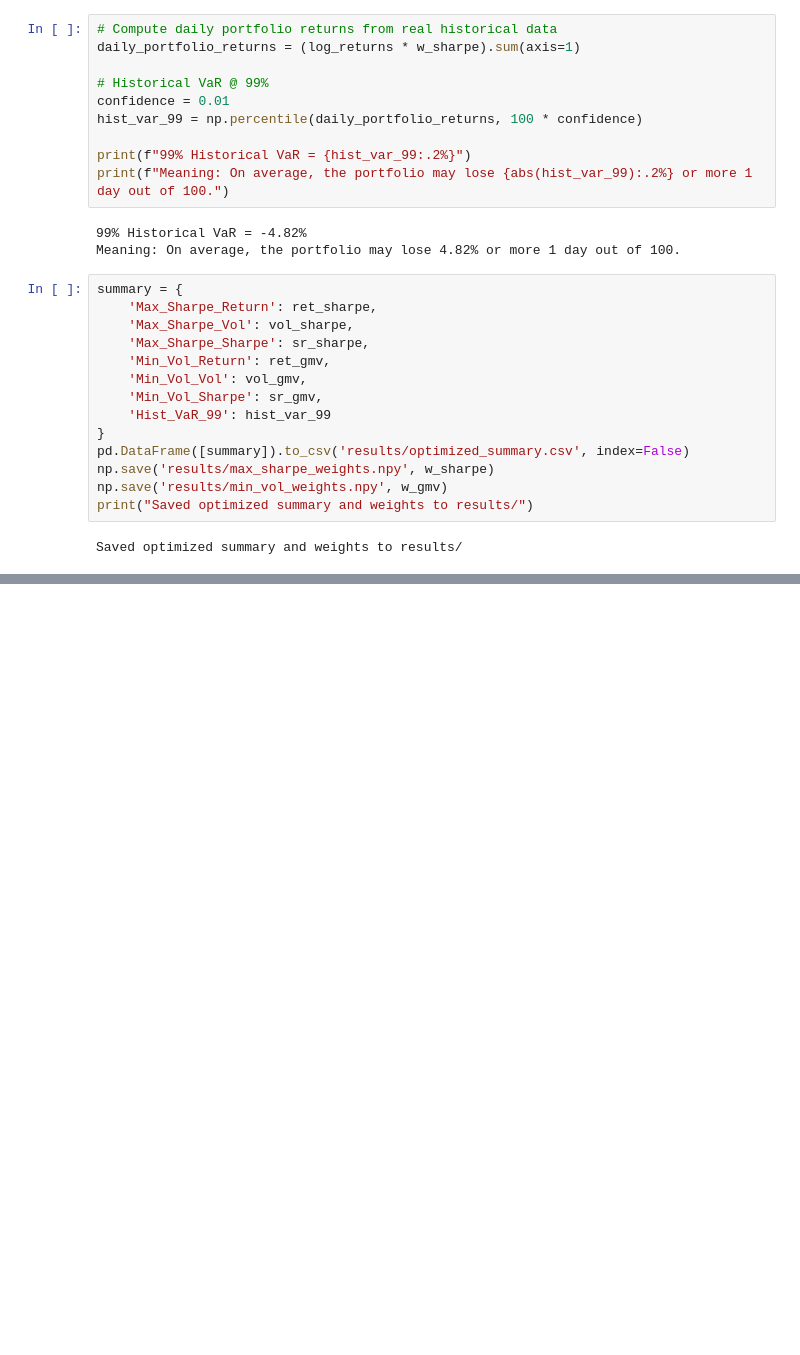
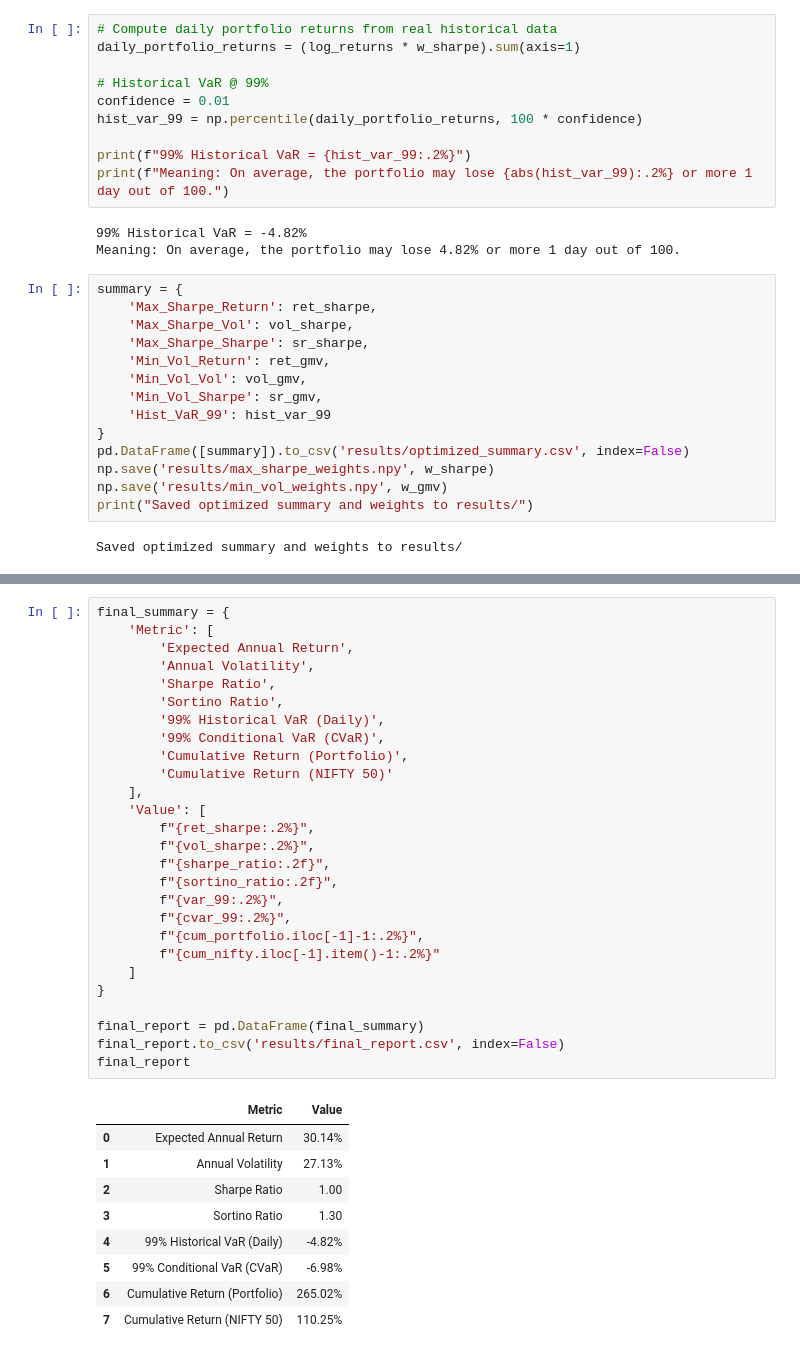
Before and after one commit to Cheeetohz/tissue-paper-box, a Jupyter notebook: Tissue_paper_box.ipynb, the cells around one changed output, grey strips where cells are left out. Drawn from its saved outputs; the diff is of its cells as text; blank space fills up the shorter version.

```diff
--- a/Tissue_paper_box.ipynb
+++ b/Tissue_paper_box.ipynb
@@ -472,0 +531,37 @@ Saved optimized summary and weights to results/
+# %%
+final_summary = {
+    'Metric': [
+        'Expected Annual Return',
+        'Annual Volatility',
+        'Sharpe Ratio',
+        'Sortino Ratio',
+        '99% Historical VaR (Daily)',
+        '99% Conditional VaR (CVaR)',
+        'Cumulative Return (Portfolio)',
+        'Cumulative Return (NIFTY 50)'
+    ],
+    'Value': [
+        f"{ret_sharpe:.2%}",
+        f"{vol_sharpe:.2%}",
+        f"{sharpe_ratio:.2f}",
+        f"{sortino_ratio:.2f}",
+        f"{var_99:.2%}",
+        f"{cvar_99:.2%}",
+        f"{cum_portfolio.iloc[-1]-1:.2%}",
+        f"{cum_nifty.iloc[-1].item()-1:.2%}"
+    ]
+}
+
+final_report = pd.DataFrame(final_summary)
+final_report.to_csv('results/final_report.csv', index=False)
+final_report
+# %% [output]
+|  | Metric | Value |
+| 0 | Expected Annual Return | 30.14% |
+| 1 | Annual Volatility | 27.13% |
+| 2 | Sharpe Ratio | 1.00 |
+| 3 | Sortino Ratio | 1.30 |
+| 4 | 99% Historical VaR (Daily) | -4.82% |
+| 5 | 99% Conditional VaR (CVaR) | -6.98% |
+| 6 | Cumulative Return (Portfolio) | 265.02% |
+| 7 | Cumulative Return (NIFTY 50) | 110.25% |
```
Also changed, not shown: parts of 12 cells of this notebook, 4 other files.
